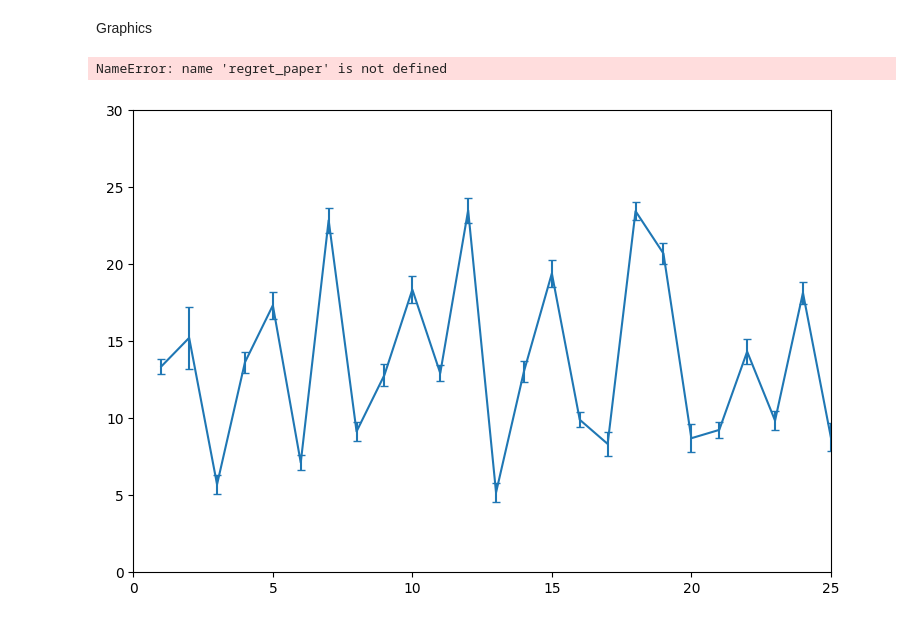
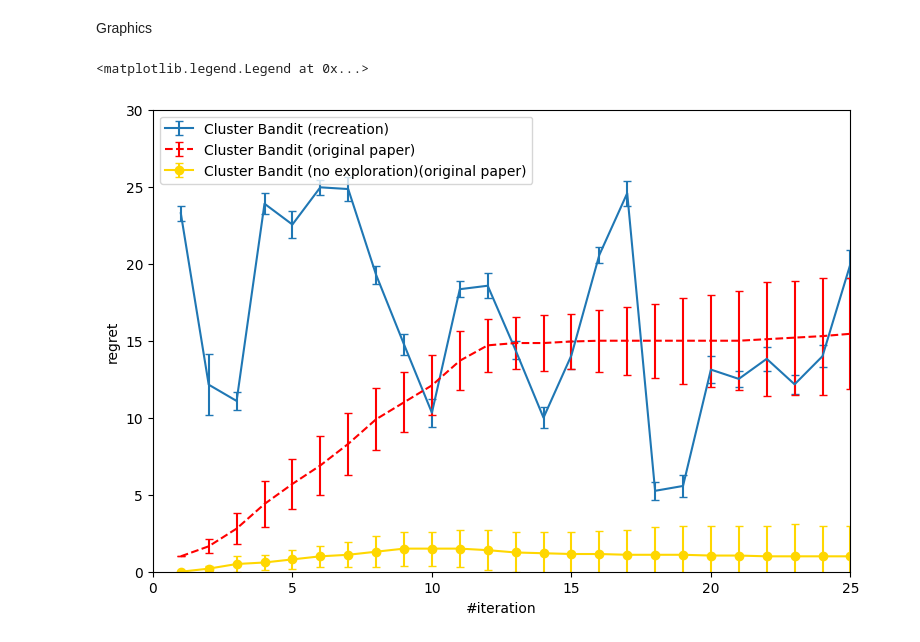
Before and after one commit to Gugl1312/ExDDS_Group6, a Jupyter notebook: graphics.ipynb, the cells around one changed output. Saved outputs shown, nothing was run; the diff lists cells and outputs as text; code cells hidden in the pictures.

```diff
--- a/graphics.ipynb
+++ b/graphics.ipynb
@@ -24,17 +56,17 @@ convergence_time_tree = np.random.uniform(4, 12, size=15)
 # %%
 # (a) Line plot with error bars for regret over iterations
 plt.figure(figsize=(9, 6))
 plt.ylim(0, 30)
 plt.xlim(0, 25)
 plt.errorbar(iterations, regret_bandit, yerr=std_dev_bandit, label='Cluster Bandit (recreation)', fmt='-', capsize=3)
-plt.errorbar(iterations, regret_paper, yerr=std_dev_paper, label='Cluster Bandit (original paper)', fmt='--', capsize=3, color='red')
-plt.errorbar(iterations, regret_no_exploration, yerr=std_dev_no_exploration, label='Cluster Bandit (no exploration)(original paper)', fmt='-o', capsize=3, color='gold')
+plt.errorbar(iterations, regret_paper, yerr=std_dev_regr_paper, label='Cluster Bandit (original paper)', fmt='--', capsize=3, color='red')
+plt.errorbar(iterations, regret_no_exploration, yerr=std_dev_regr_no_exploration, label='Cluster Bandit (no exploration)(original paper)', fmt='-o', capsize=3, color='gold')
 plt.xlabel('#iteration')
 plt.ylabel('regret')
 plt.legend(loc='upper left')
 # %% [output]
-NameError: name 'regret_paper' is not defined
+<matplotlib.legend.Legend at 0x...>
-[figure, old version]
+[figure, new version]
 # %%
 # (b) Line plot for accuracy over iterations
 plt.figure(figsize=(9, 6))
```
Also changed, not shown: parts of 5 cells of this notebook.
